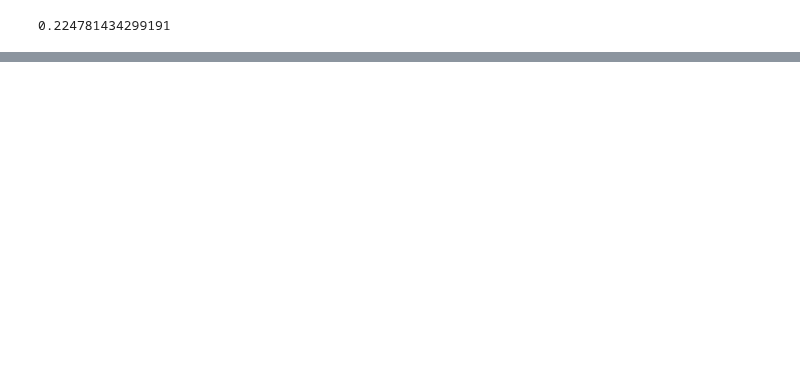
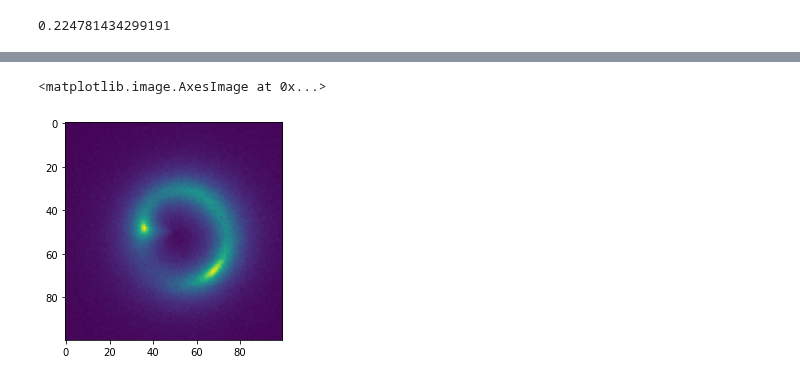
Before and after one commit to Herculens/herculens, a Jupyter notebook: GRF_perturbations/Notebooks/test.ipynb, the cells around one changed output, grey strips where cells are left out. Drawn from its saved outputs; the diff is of its cells as text; code cells hidden in the pictures; blank space fills up the shorter version.

Commit message:
Class for Surface brightness simulation

```diff
--- a/GRF_perturbations/Notebooks/test.ipynb
+++ b/GRF_perturbations/Notebooks/test.ipynb
@@ -140,0 +365,5 @@ plt.hist(q.flatten())
+# %%
+Surface_brightness=Surface_brightness_class(100,0.08,0.1,200,2028)
+# %%
+simulate_perturbed_image=Surface_brightness.perturbed_image_getter
+simulate_unperturbed_image=Surface_brightness.unperturbed_image_getter
@@ -140,0 +377,5 @@ plt.hist(q.flatten())
+# %%
+plt.imshow(simulate_perturbed_image(GRF_potential,Noise_flag=True))
+# %% [output]
+<matplotlib.image.AxesImage at 0x...>
+[figure, added]
```
Also changed, not shown: parts of 62 cells of this notebook, 5 other files.
